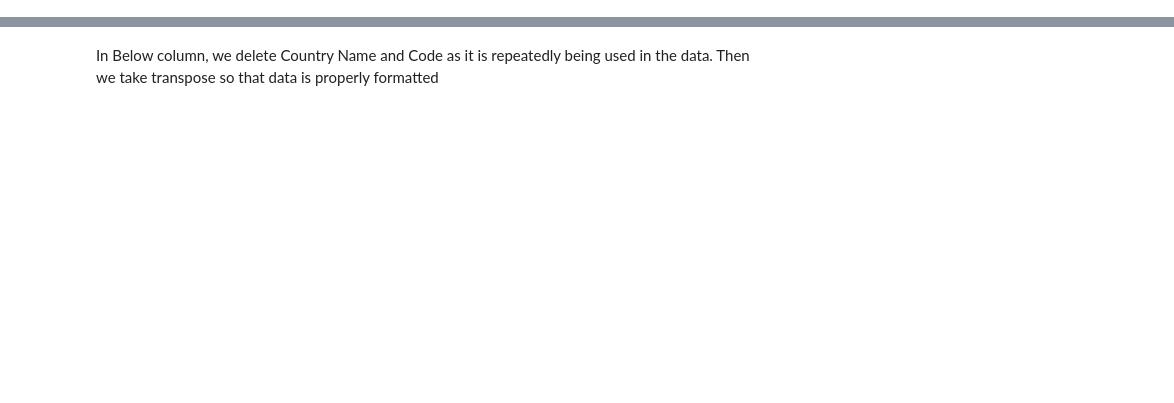
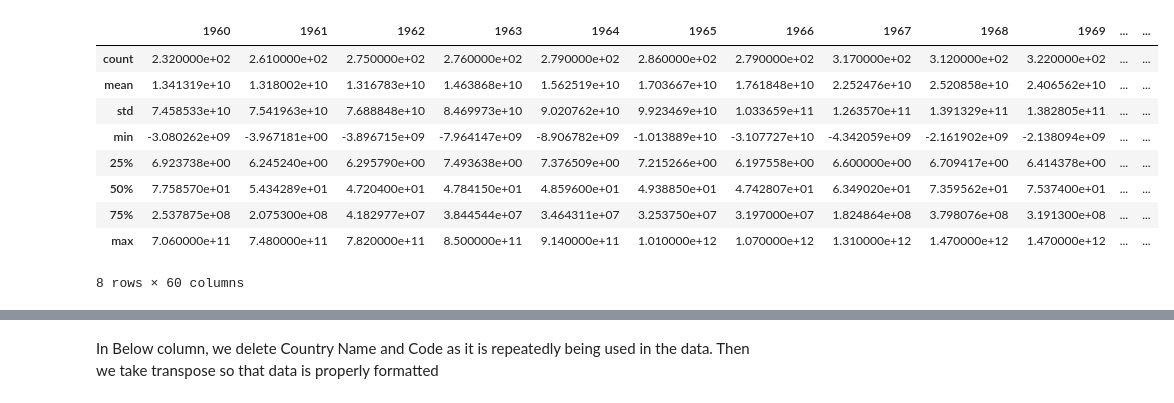
Before and after one commit to NomanNasirMinhas/datascience_project1, a Jupyter notebook: Pakistan - World Development Index.ipynb, the cells around one changed output, grey strips where cells are left out. Saved outputs shown, nothing was run; the diff lists cells and outputs as text; code cells hidden in the pictures; blank space fills up the shorter version.

```diff
--- a/Pakistan - World Development Index.ipynb
+++ b/Pakistan - World Development Index.ipynb
@@ -7,0 +22,13 @@ df = pd.read_csv('./pak_wdi.csv')
+# %%
+df.describe()
+# %% [output]
+|  | 1960 | 1961 | 1962 | 1963 | 1964 | 1965 | 1966 | 1967 | 1968 | 1969 | ... | ... |
+| count | 2.320000e+02 | 2.610000e+02 | 2.750000e+02 | 2.760000e+02 | 2.790000e+02 | 2.860000e+02 | 2.790000e+02 | 3.170000e+02 | 3.120000e+02 | 3.220000e+02 | ... | ... |
+| mean | 1.341319e+10 | 1.318002e+10 | 1.316783e+10 | 1.463868e+10 | 1.562519e+10 | 1.703667e+10 | 1.761848e+10 | 2.252476e+10 | 2.520858e+10 | 2.406562e+10 | ... | ... |
+| std | 7.458533e+10 | 7.541963e+10 | 7.688848e+10 | 8.469973e+10 | 9.020762e+10 | 9.923469e+10 | 1.033659e+11 | 1.263570e+11 | 1.391329e+11 | 1.382805e+11 | ... | ... |
+| min | -3.080262e+09 | -3.967181e+00 | -3.896715e+09 | -7.964147e+09 | -8.906782e+09 | -1.013889e+10 | -3.107727e+10 | -4.342059e+09 | -2.161902e+09 | -2.138094e+09 | ... | ... |
+| 25% | 6.923738e+00 | 6.245240e+00 | 6.295790e+00 | 7.493638e+00 | 7.376509e+00 | 7.215266e+00 | 6.197558e+00 | 6.600000e+00 | 6.709417e+00 | 6.414378e+00 | ... | ... |
+| 50% | 7.758570e+01 | 5.434289e+01 | 4.720400e+01 | 4.784150e+01 | 4.859600e+01 | 4.938850e+01 | 4.742807e+01 | 6.349020e+01 | 7.359562e+01 | 7.537400e+01 | ... | ... |
+| 75% | 2.537875e+08 | 2.075300e+08 | 4.182977e+07 | 3.844544e+07 | 3.464311e+07 | 3.253750e+07 | 3.197000e+07 | 1.824864e+08 | 3.798076e+08 | 3.191300e+08 | ... | ... |
+| max | 7.060000e+11 | 7.480000e+11 | 7.820000e+11 | 8.500000e+11 | 9.140000e+11 | 1.010000e+12 | 1.070000e+12 | 1.310000e+12 | 1.470000e+12 | 1.470000e+12 | ... | ... |
+8 rows × 60 columns
```
Also changed, not shown: parts of 13 cells of this notebook, 1 other file.
